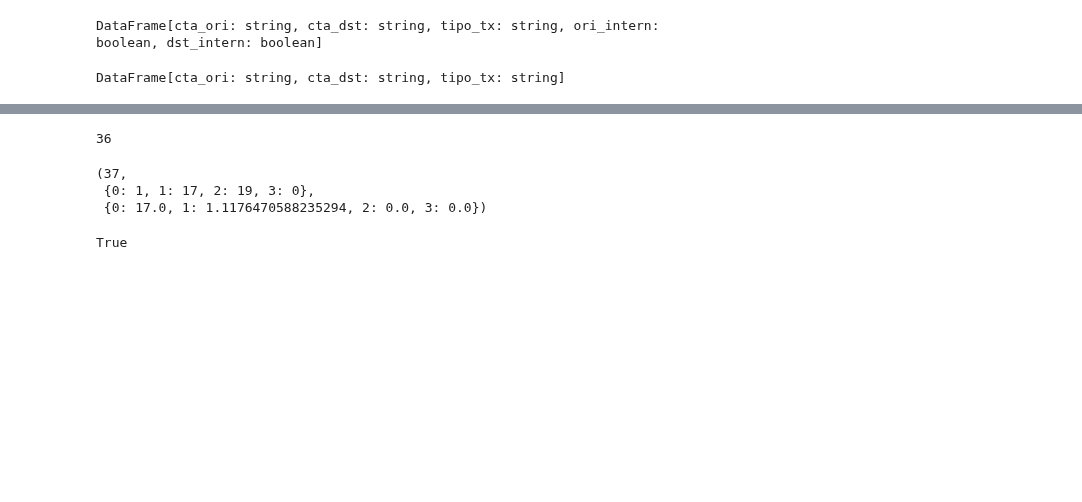
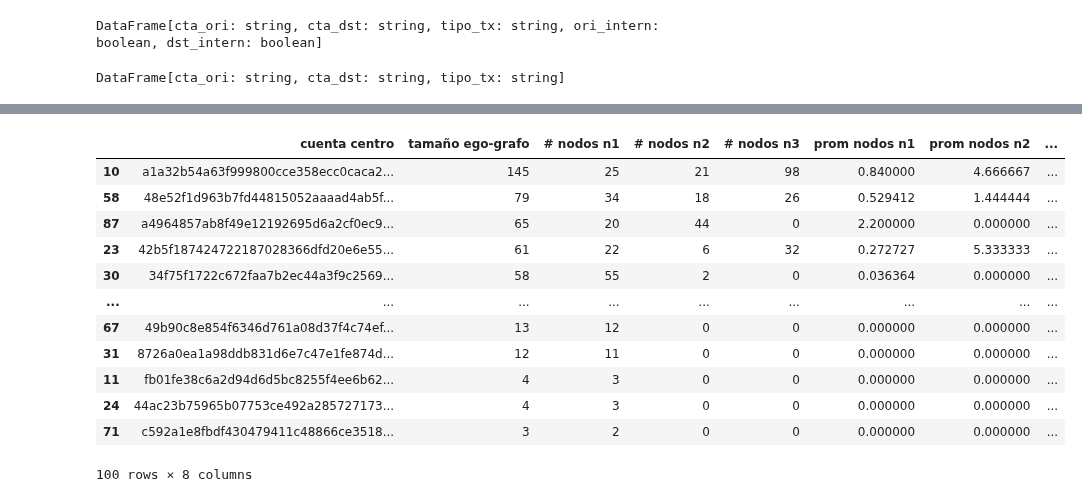
Before and after one commit to IngElecPuc/KaggleChallenges, a Jupyter notebook: Anti Money Laundering Transaction Data/Ego-Graph.ipynb, the cells around one changed output, grey strips where cells are left out. Cells and saved outputs as stored; diff of their text form; code cells hidden in the pictures; blank space fills up the shorter version.

Commit message:
Founded an interesting ego-graph

```diff
--- a/Anti Money Laundering Transaction Data/Ego-Graph.ipynb
+++ b/Anti Money Laundering Transaction Data/Ego-Graph.ipynb
@@ -650,5 +653,35 @@ DataFrame[cta_ori: string, cta_dst: string, tipo_tx: string]
 # %%
 ego_graph = get_ego_graph(edges_intern, '67cbdee2aaad33ed20ccf8c7c1f5ba3a9c4377b4d5e05d055d090565cc4937eb', 'out', 2)
 # %%
-ego_graph
+resume = {
+    'cuenta centro': [],
+    'tamaño ego-grafo': [],
+    '# nodos n1': [],
+    '# nodos n2': [],
+    '# nodos n3': [],
+    'prom nodos n1': [],
+    'prom nodos n2': [],
+    'prom nodos n3': []
+}
+
+for i, row in center_cands.iterrows():
+    ego_graph = get_ego_graph(edges_intern, row['cta'], 'out', 3)
+    resume['cuenta centro'].append(row['cta'])
+    pob, n_nodes, prom_nodes = ego_stats(ego_graph)
+    resume['tamaño ego-grafo'].append(pob)
+    for j in range(1, 4):
+        key = f"# nodos n{j}"
+        if j in n_nodes.keys():
+            resume[key].append(n_nodes[j])
+        else:
+            resume[key].append(0)
+
+        key = f"prom nodos n{j}"
+        if j in prom_nodes.keys():
+            resume[key].append(prom_nodes[j])
+        else:
+            resume[key].append(0)
+
+resume = pd.DataFrame(resume)
+resume.head()
 # %% [output]
@@ -674,14 +693,0 @@ ego_graph = get_ego_graph(edges_intern, '67cbdee2aaad33ed20ccf8c7c1f5ba3a9c4377b
-# %%
-ego_count(ego_graph)
-# %% [output]
-36
-# %%
-ego_stats(ego_graph)
-# %% [output]
-(37,
- {0: 1, 1: 17, 2: 19, 3: 0},
- {0: 17.0, 1: 1.1176470588235294, 2: 0.0, 3: 0.0})
-# %%
-type(cta_center) == DataFrame
-# %% [output]
-True
@@ -689,0 +694,16 @@ from pyspark.sql.dataframe import DataFrame
+# %%
+resume.sort_values('tamaño ego-grafo', ascending=False)
+# %% [output]
+|  | cuenta centro | tamaño ego-grafo | # nodos n1 | # nodos n2 | # nodos n3 | prom nodos n1 | prom nodos n2 | ... |
+| 10 | a1a32b54a63f999800cce358ecc0caca2... | 145 | 25 | 21 | 98 | 0.840000 | 4.666667 | ... |
+| 58 | 48e52f1d963b7fd44815052aaaad4ab5f... | 79 | 34 | 18 | 26 | 0.529412 | 1.444444 | ... |
+| 87 | a4964857ab8f49e12192695d6a2cf0ec9... | 65 | 20 | 44 | 0 | 2.200000 | 0.000000 | ... |
+| 23 | 42b5f187424722187028366dfd20e6e55... | 61 | 22 | 6 | 32 | 0.272727 | 5.333333 | ... |
+| 30 | 34f75f1722c672faa7b2ec44a3f9c2569... | 58 | 55 | 2 | 0 | 0.036364 | 0.000000 | ... |
+| ... | ... | ... | ... | ... | ... | ... | ... | ... |
+| 67 | 49b90c8e854f6346d761a08d37f4c74ef... | 13 | 12 | 0 | 0 | 0.000000 | 0.000000 | ... |
+| 31 | 8726a0ea1a98ddb831d6e7c47e1fe874d... | 12 | 11 | 0 | 0 | 0.000000 | 0.000000 | ... |
+| 11 | fb01fe38c6a2d94d6d5bc8255f4ee6b62... | 4 | 3 | 0 | 0 | 0.000000 | 0.000000 | ... |
+| 24 | 44ac23b75965b07753ce492a285727173... | 4 | 3 | 0 | 0 | 0.000000 | 0.000000 | ... |
+| 71 | c592a1e8fbdf430479411c48866ce3518... | 3 | 2 | 0 | 0 | 0.000000 | 0.000000 | ... |
+100 rows × 8 columns
```
Also changed, not shown: parts of 9 cells of this notebook.
